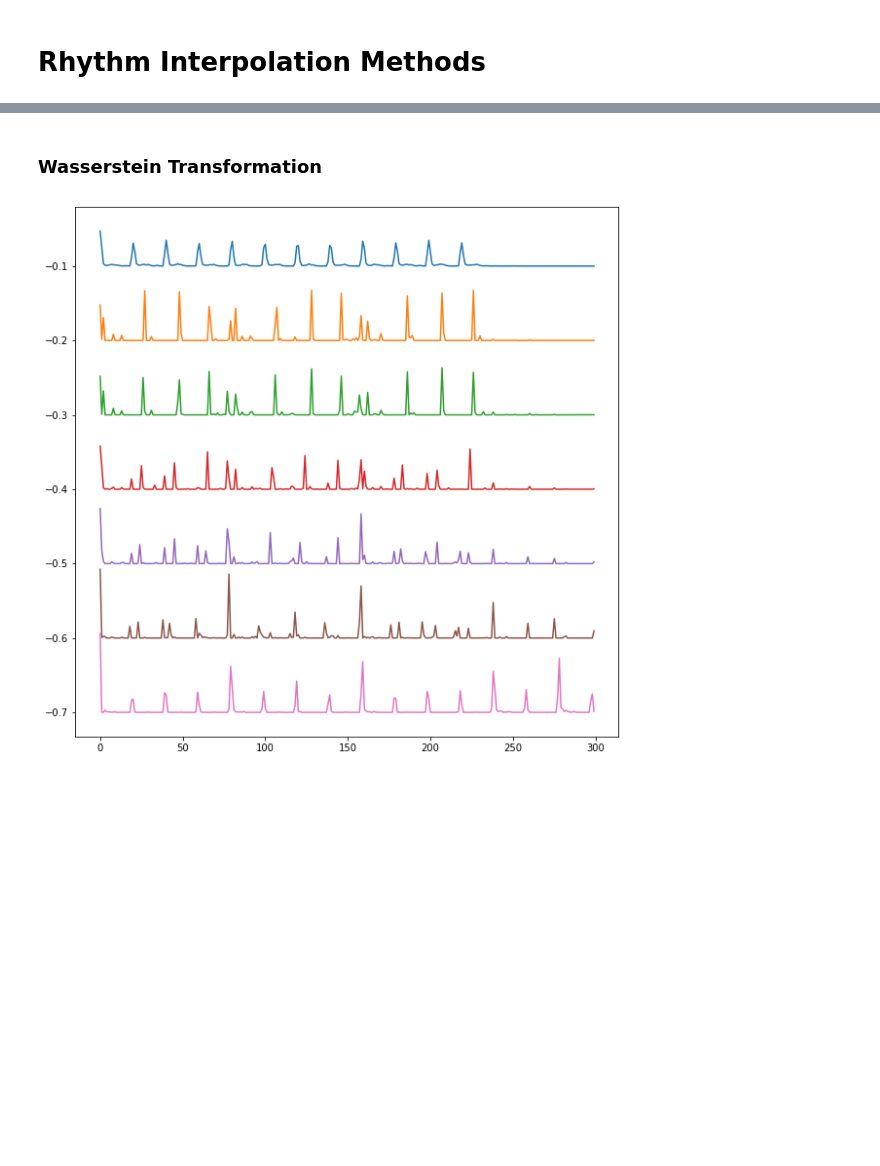
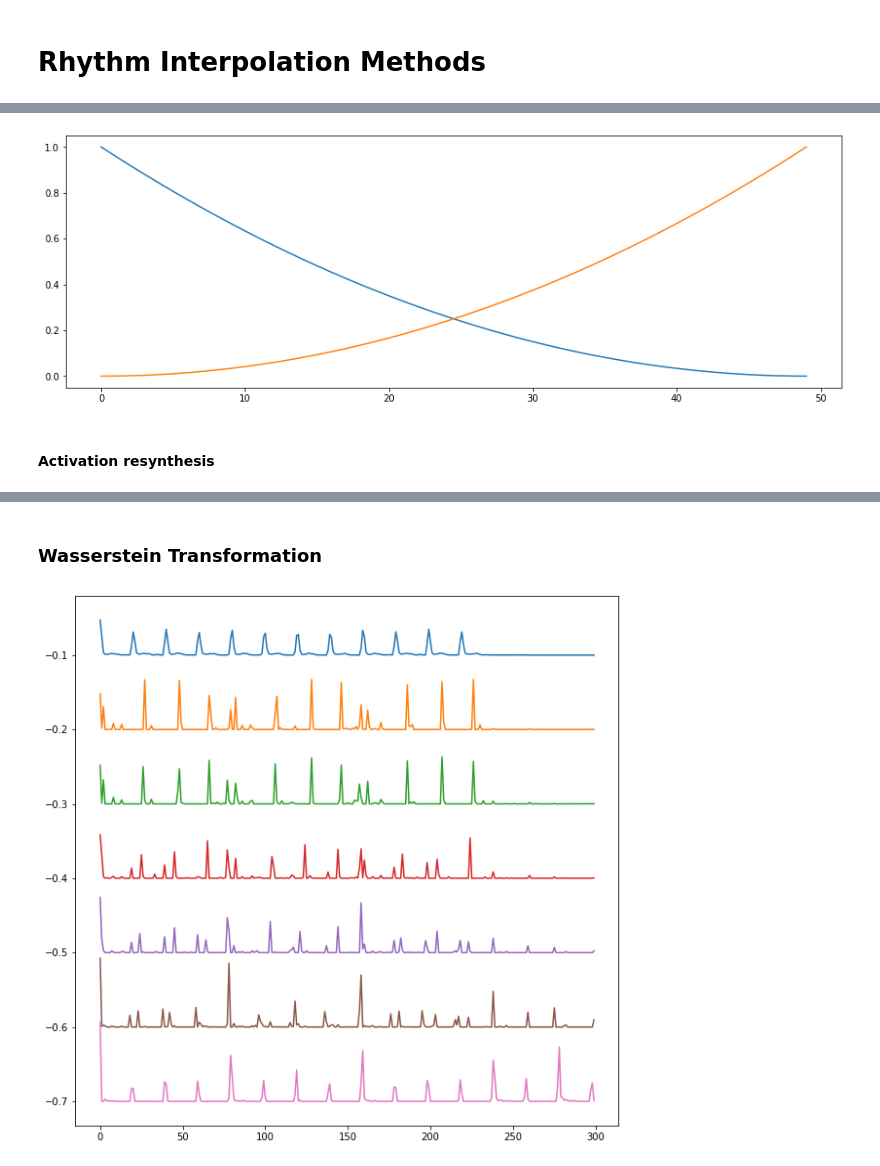
Before and after one commit to al165/style-bender-dev, a Jupyter notebook: 01 Rhythm Interpolation Methods.ipynb, the cells around one changed output, grey strips where cells are left out. Cells and saved outputs as stored; diff of their text form; code cells hidden in the pictures; blank space fills up the shorter version.

```diff
--- a/01 Rhythm Interpolation Methods.ipynb
+++ b/01 Rhythm Interpolation Methods.ipynb
@@ -22,0 +34,12 @@ warnings.simplefilter("ignore")
+# %%
+t = np.linspace(0, 1, 50)
+src_t = np.power(1-t, 2)
+dst_t = np.power(t, 2)
+
+plt.plot(src_t)
+plt.plot(dst_t)
+plt.show()
+# %% [output]
+[figure, added]
+# %% [markdown]
+#### Activation resynthesis
```
Also changed, not shown: parts of 27 cells of this notebook, 12 other files.
